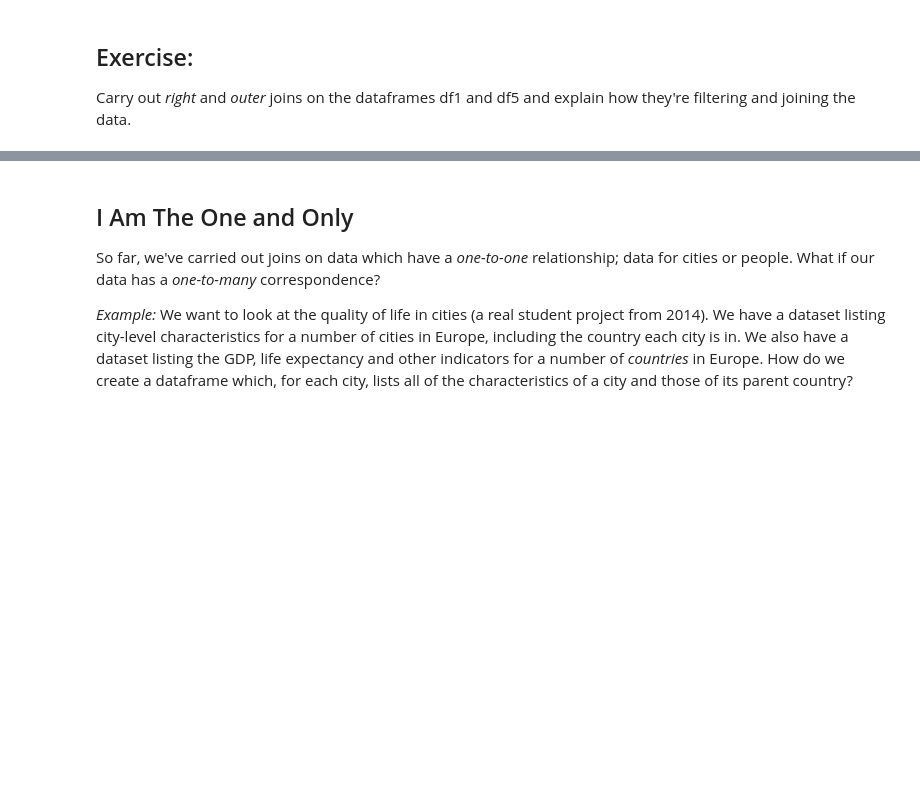
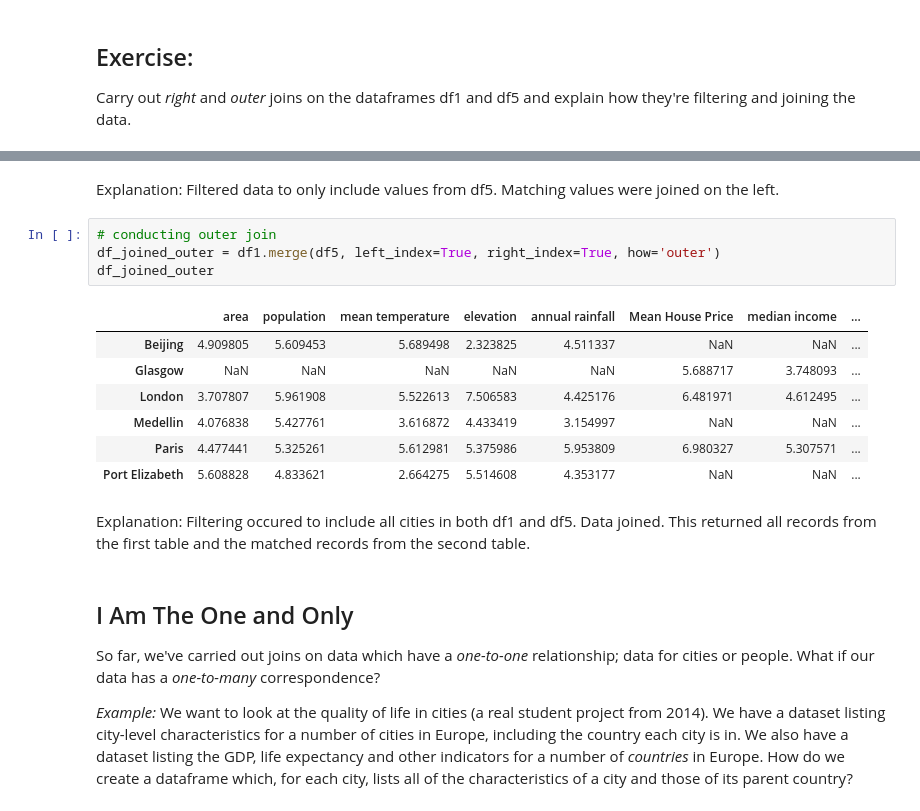
Before and after one commit to muffoonfu/QM2, a Jupyter notebook: Copy_of_W6_Merging_and_Joining_in_Python.ipynb, the cells around one changed output, grey strips where cells are left out. Saved outputs shown, nothing was run; the diff lists cells and outputs as text; blank space fills up the shorter version.

```diff
--- a/Copy_of_W6_Merging_and_Joining_in_Python.ipynb
+++ b/Copy_of_W6_Merging_and_Joining_in_Python.ipynb
@@ -336,3 +365,19 @@ Carry out *right* and *outer* joins on the dataframes df1 and df5 and explain ho
+# %% [markdown]
+Explanation: Filtered data to only include values from df5. Matching values were joined on the left.
+# %%
+# conducting outer join
+df_joined_outer = df1.merge(df5, left_index=True, right_index=True, how='outer')
+df_joined_outer
+# %% [output]
+|  | area | population | mean temperature | elevation | annual rainfall | Mean House Price | median income | ... |
+| Beijing | 4.909805 | 5.609453 | 5.689498 | 2.323825 | 4.511337 | NaN | NaN | ... |
+| Glasgow | NaN | NaN | NaN | NaN | NaN | 5.688717 | 3.748093 | ... |
+| London | 3.707807 | 5.961908 | 5.522613 | 7.506583 | 4.425176 | 6.481971 | 4.612495 | ... |
+| Medellin | 4.076838 | 5.427761 | 3.616872 | 4.433419 | 3.154997 | NaN | NaN | ... |
+| Paris | 4.477441 | 5.325261 | 5.612981 | 5.375986 | 5.953809 | 6.980327 | 5.307571 | ... |
+| Port Elizabeth | 5.608828 | 4.833621 | 2.664275 | 5.514608 | 4.353177 | NaN | NaN | ... |
+# %% [markdown]
+Explanation: Filtering occured to include all cities in both df1 and df5. Data joined. This returned all records from the first table and the matched records from the second table.
 # %% [markdown]
 ## I Am The One and Only
 
```
Also changed, not shown: parts of 22 cells of this notebook.
